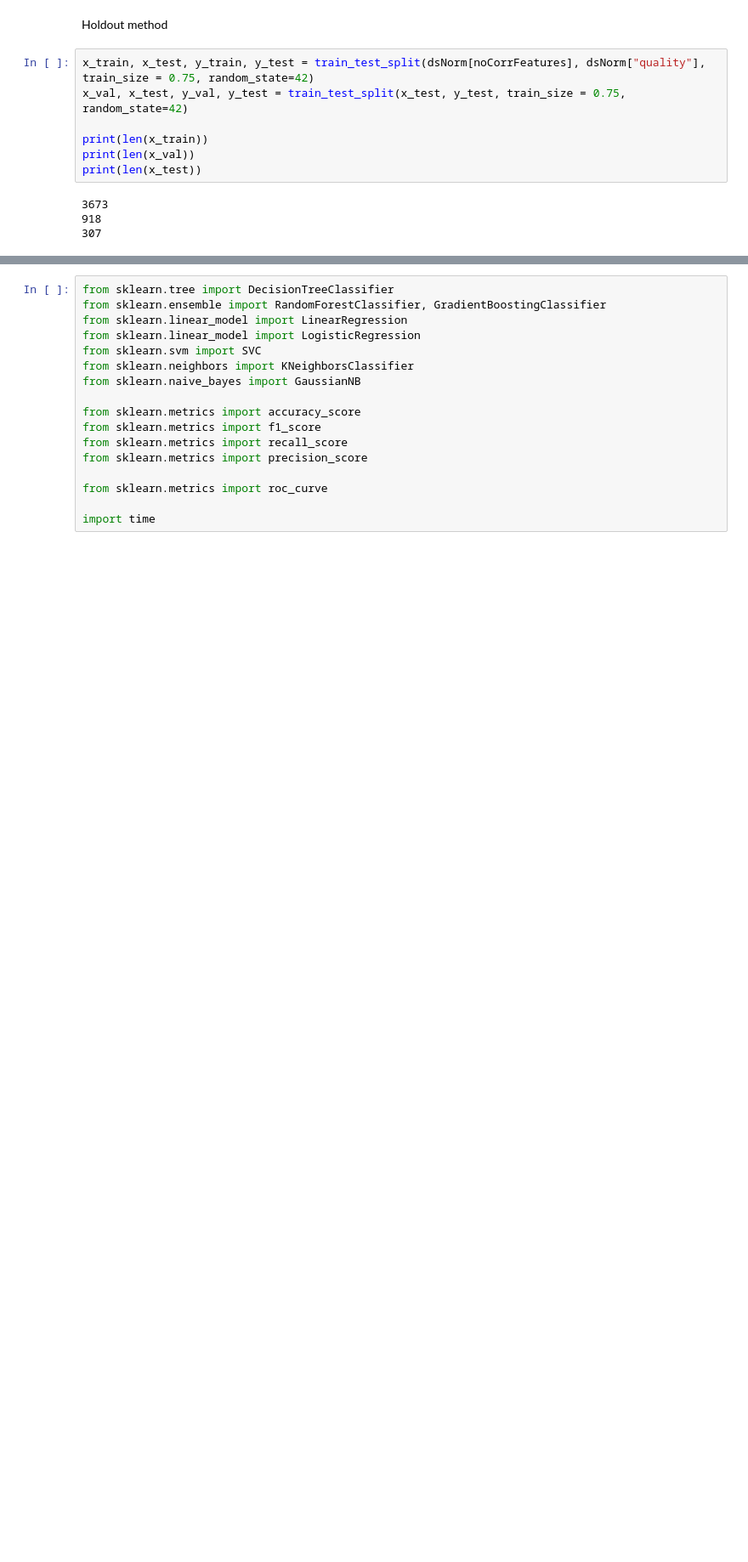
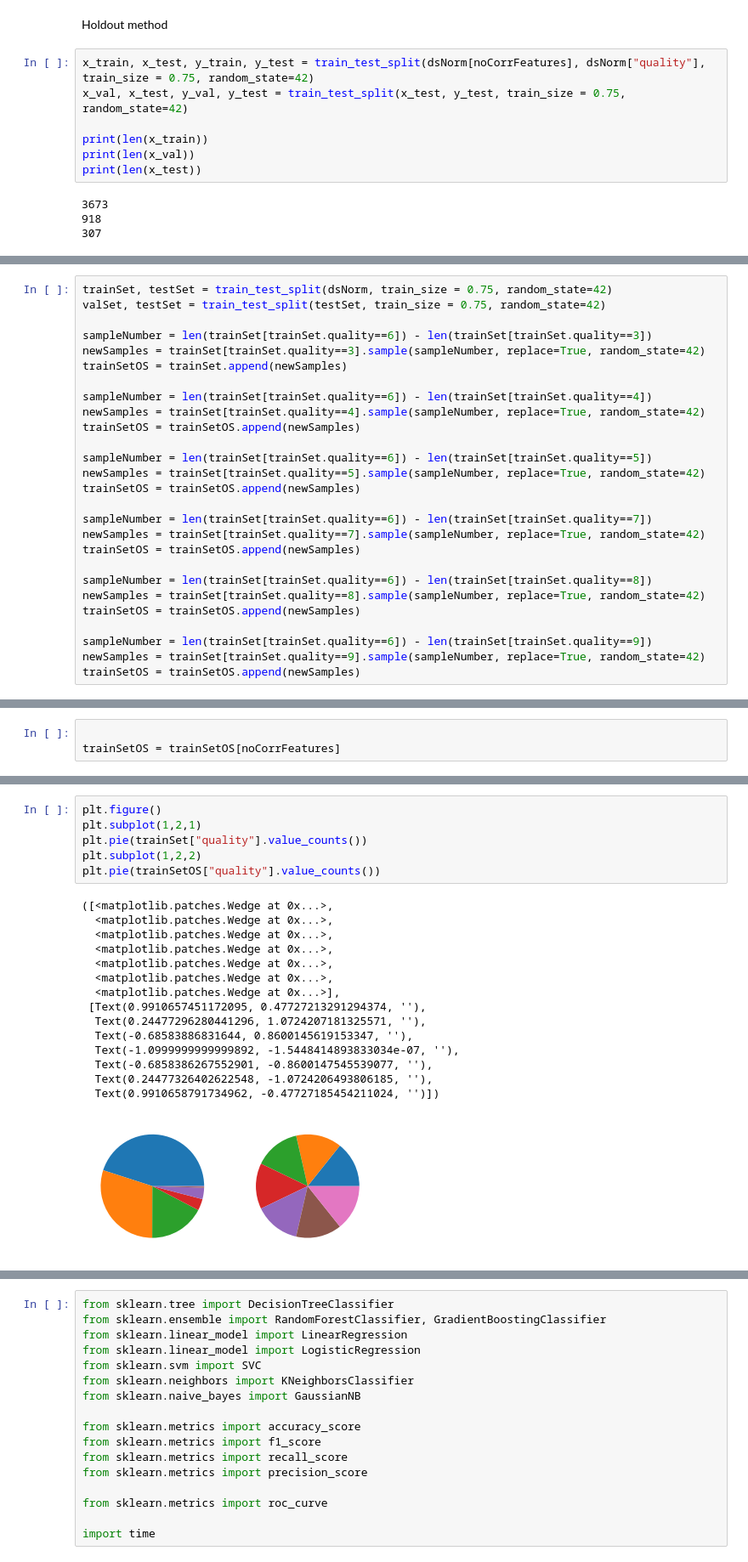
Before and after one commit to GabrieleCuni/Wine_Quality, a Jupyter notebook: MML_GC.ipynb, the cells around one changed output, grey strips where cells are left out. Shown at 85% size. Drawn from its saved outputs; the diff is of its cells as text; blank space fills up the shorter version.

```diff
--- a/MML_GC.ipynb
+++ b/MML_GC.ipynb
@@ -182,0 +185,27 @@ print(len(x_test))
+# %%
+trainSet, testSet = train_test_split(dsNorm, train_size = 0.75, random_state=42)
+valSet, testSet = train_test_split(testSet, train_size = 0.75, random_state=42)
+
+sampleNumber = len(trainSet[trainSet.quality==6]) - len(trainSet[trainSet.quality==3])
+newSamples = trainSet[trainSet.quality==3].sample(sampleNumber, replace=True, random_state=42)
+trainSetOS = trainSet.append(newSamples)
+
+sampleNumber = len(trainSet[trainSet.quality==6]) - len(trainSet[trainSet.quality==4])
+newSamples = trainSet[trainSet.quality==4].sample(sampleNumber, replace=True, random_state=42)
+trainSetOS = trainSetOS.append(newSamples)
+
+sampleNumber = len(trainSet[trainSet.quality==6]) - len(trainSet[trainSet.quality==5])
+newSamples = trainSet[trainSet.quality==5].sample(sampleNumber, replace=True, random_state=42)
+trainSetOS = trainSetOS.append(newSamples)
+
+sampleNumber = len(trainSet[trainSet.quality==6]) - len(trainSet[trainSet.quality==7])
+newSamples = trainSet[trainSet.quality==7].sample(sampleNumber, replace=True, random_state=42)
+trainSetOS = trainSetOS.append(newSamples)
+
+sampleNumber = len(trainSet[trainSet.quality==6]) - len(trainSet[trainSet.quality==8])
+newSamples = trainSet[trainSet.quality==8].sample(sampleNumber, replace=True, random_state=42)
+trainSetOS = trainSetOS.append(newSamples)
+
+sampleNumber = len(trainSet[trainSet.quality==6]) - len(trainSet[trainSet.quality==9])
+newSamples = trainSet[trainSet.quality==9].sample(sampleNumber, replace=True, random_state=42)
+trainSetOS = trainSetOS.append(newSamples)
@@ -182,0 +221,3 @@ print(len(x_test))
+# %%
+
+trainSetOS = trainSetOS[noCorrFeatures]
@@ -182,0 +233,22 @@ print(len(x_test))
+# %%
+plt.figure()
+plt.subplot(1,2,1)
+plt.pie(trainSet["quality"].value_counts())
+plt.subplot(1,2,2)
+plt.pie(trainSetOS["quality"].value_counts())
+# %% [output]
+([<matplotlib.patches.Wedge at 0x...>,
+  <matplotlib.patches.Wedge at 0x...>,
+  <matplotlib.patches.Wedge at 0x...>,
+  <matplotlib.patches.Wedge at 0x...>,
+  <matplotlib.patches.Wedge at 0x...>,
+  <matplotlib.patches.Wedge at 0x...>,
+  <matplotlib.patches.Wedge at 0x...>],
+ [Text(0.9910657451172095, 0.47727213291294374, ''),
+  Text(0.24477296280441296, 1.0724207181325571, ''),
+  Text(-0.68583886831644, 0.8600145619153347, ''),
+  Text(-1.0999999999999892, -1.5448414893833034e-07, ''),
+  Text(-0.6858386267552901, -0.8600147545539077, ''),
+  Text(0.24477326402622548, -1.0724206493806185, ''),
+  Text(0.9910658791734962, -0.47727185454211024, '')])
+[figure, added]
```
Also changed, not shown: parts of 11 cells of this notebook.
